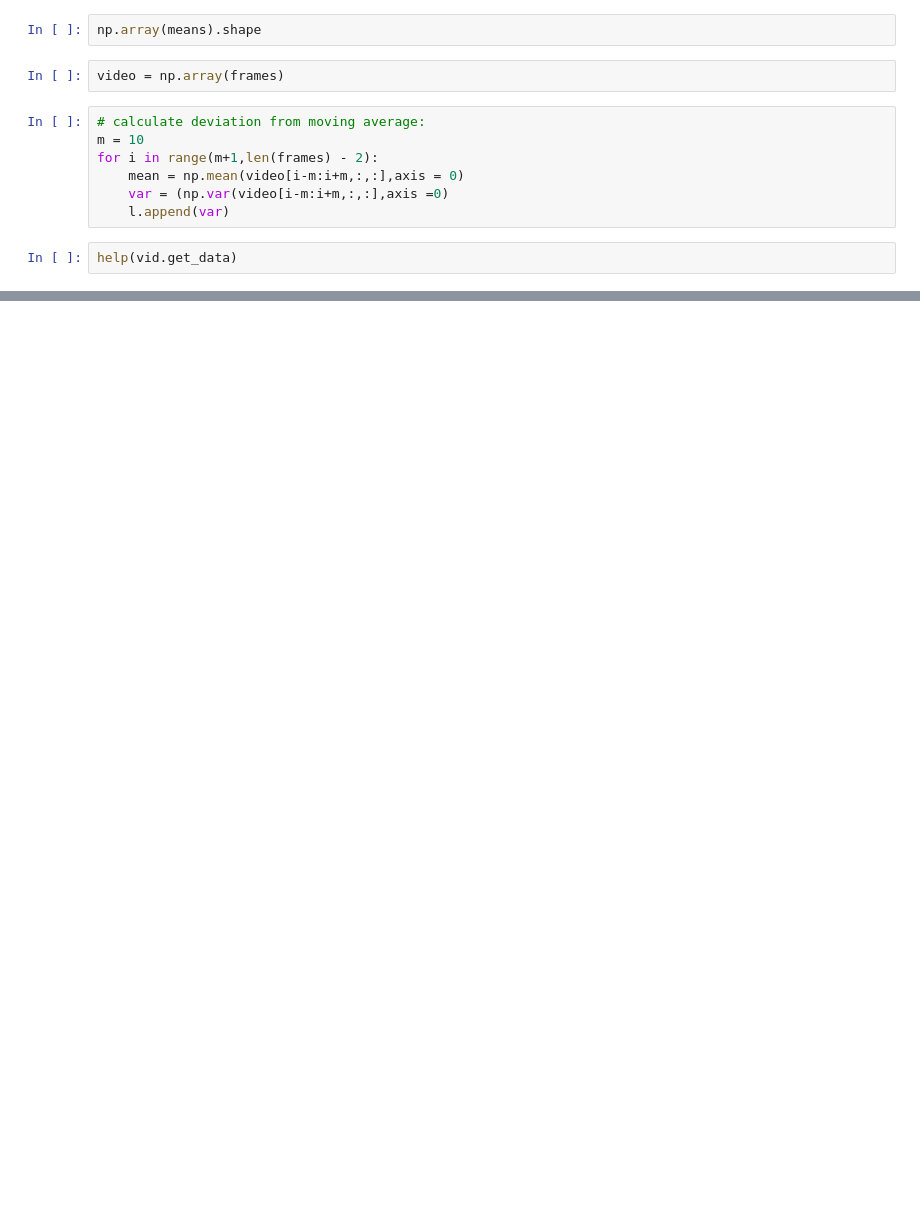
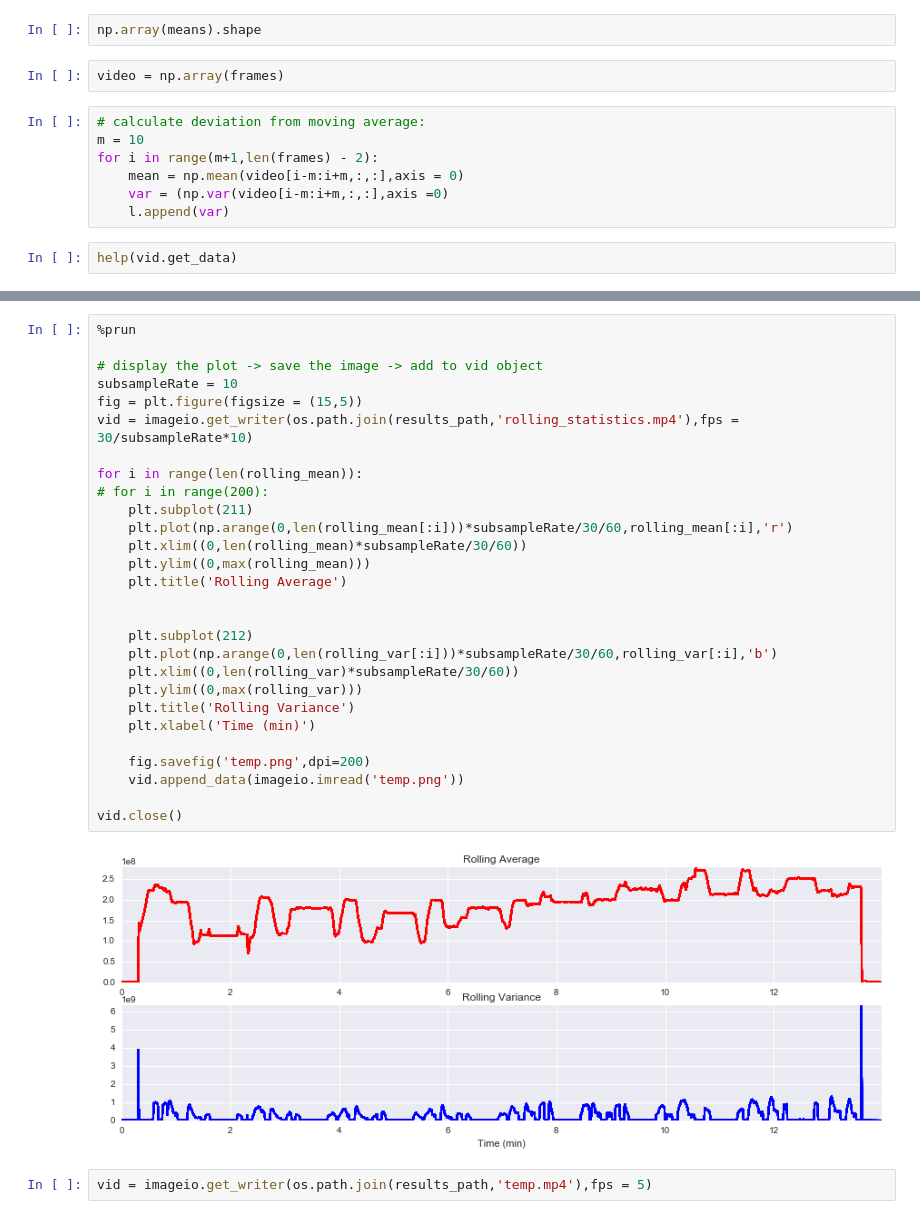
Before and after one commit to valentina-s/OOIVideos, a Jupyter notebook: notebooks/SingleVideoProcessing.ipynb, the cells around one changed output, grey strips where cells are left out. Saved outputs shown, nothing was run; the diff lists cells and outputs as text; blank space fills up the shorter version.

```diff
--- a/notebooks/SingleVideoProcessing.ipynb
+++ b/notebooks/SingleVideoProcessing.ipynb
@@ -134,0 +268,32 @@ help(vid.get_data)
+# %%
+%prun
+
+# display the plot -> save the image -> add to vid object
+subsampleRate = 10
+fig = plt.figure(figsize = (15,5))
+vid = imageio.get_writer(os.path.join(results_path,'rolling_statistics.mp4'),fps = 30/subsampleRate*10)
+
+for i in range(len(rolling_mean)):
+# for i in range(200):
+    plt.subplot(211)
+    plt.plot(np.arange(0,len(rolling_mean[:i]))*subsampleRate/30/60,rolling_mean[:i],'r')
+    plt.xlim((0,len(rolling_mean)*subsampleRate/30/60))
+    plt.ylim((0,max(rolling_mean)))
+    plt.title('Rolling Average')
+
+
+    plt.subplot(212)
+    plt.plot(np.arange(0,len(rolling_var[:i]))*subsampleRate/30/60,rolling_var[:i],'b')
+    plt.xlim((0,len(rolling_var)*subsampleRate/30/60))
+    plt.ylim((0,max(rolling_var)))
+    plt.title('Rolling Variance')
+    plt.xlabel('Time (min)')
+
+    fig.savefig('temp.png',dpi=200)
+    vid.append_data(imageio.imread('temp.png'))
+
+vid.close()
+# %% [output]
+[figure, added]
+# %%
+vid = imageio.get_writer(os.path.join(results_path,'temp.mp4'),fps = 5)
```
Also changed, not shown: parts of 34 cells of this notebook, 5 other files.
